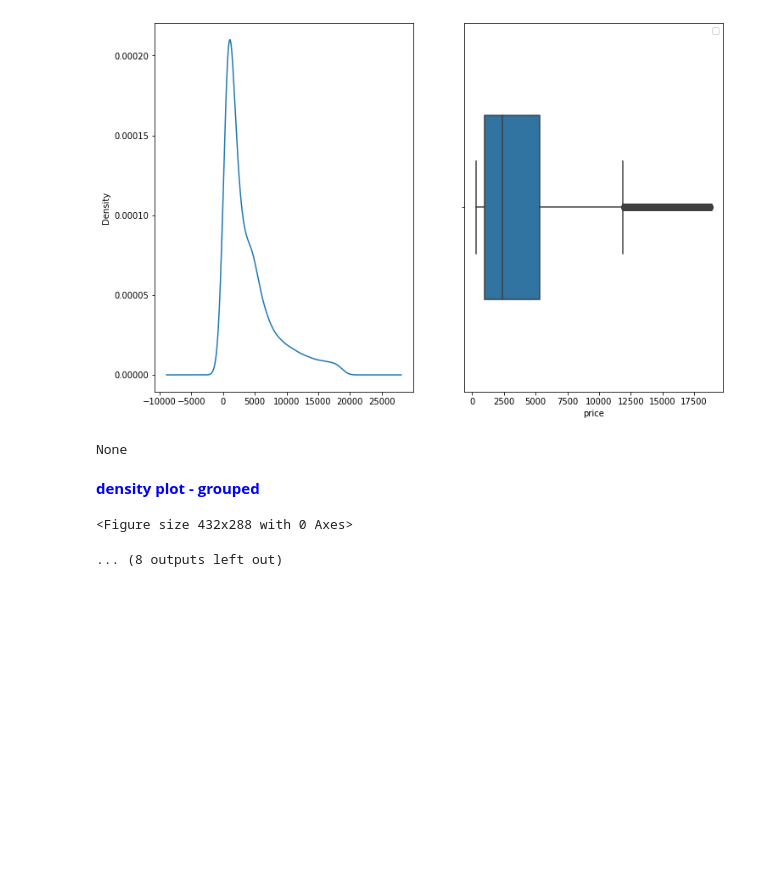
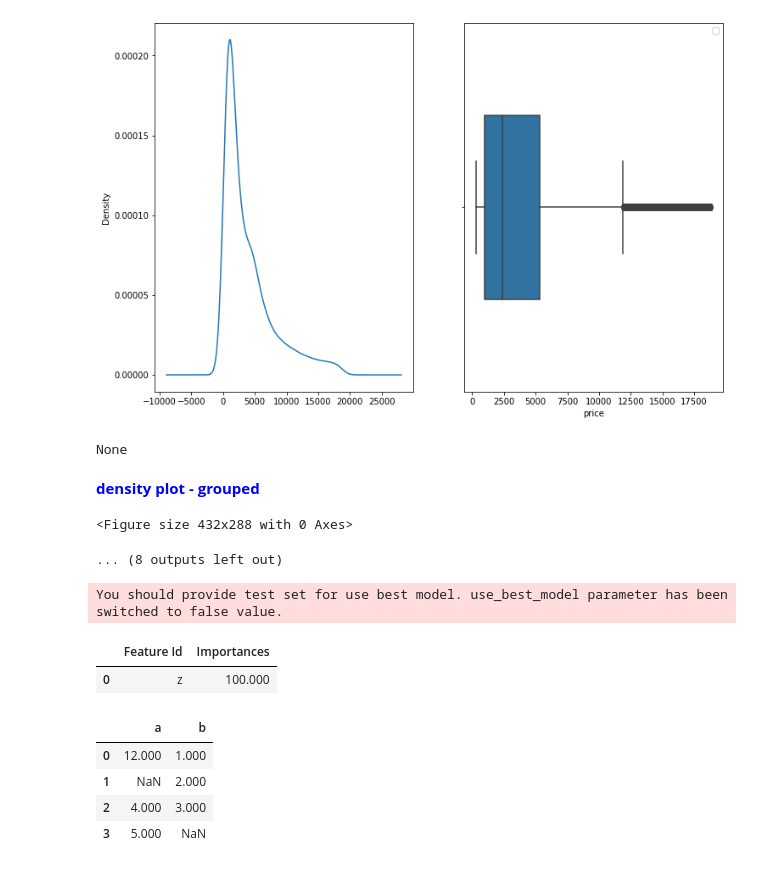
Before and after one commit to lucas9999/proj_classification_python, a Jupyter notebook: draft.ipynb, the cells around one changed output. Cells and saved outputs as stored; diff of their text form; code cells hidden in the pictures; blank space fills up the shorter version.

```diff
--- a/draft.ipynb
+++ b/draft.ipynb
@@ -219,0 +279,6 @@ density plot - grouped
+# %%
+feature_importance_regr_CB(iterations = 30, learning_rate = 0.1,  depth = 5, cat_features = None, x_train = dttt[['z']], y_train = dttt['price'])
+# %% [output]
+You should provide test set for use best model. use_best_model parameter has been switched to false value.
+|  | Feature Id | Importances |
+| 0 | z | 100.000 |
@@ -240,0 +331,8 @@ def var_categorical_numerical_summary(data, var_x, var_y, x_angle = 0, normalize
+# %%
+dt
+# %% [output]
+|  | a | b |
+| 0 | 12.000 | 1.000 |
+| 1 | NaN | 2.000 |
+| 2 | 4.000 | 3.000 |
+| 3 | 5.000 | NaN |
```
Also changed, not shown: parts of 11 cells of this notebook, 1 other file.
